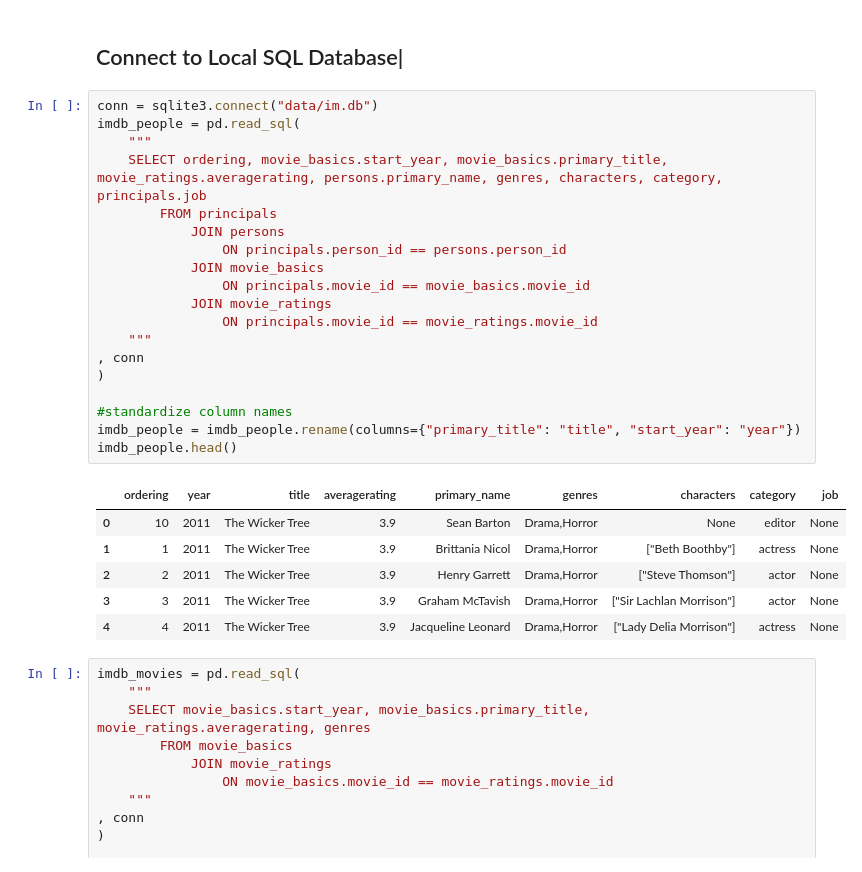
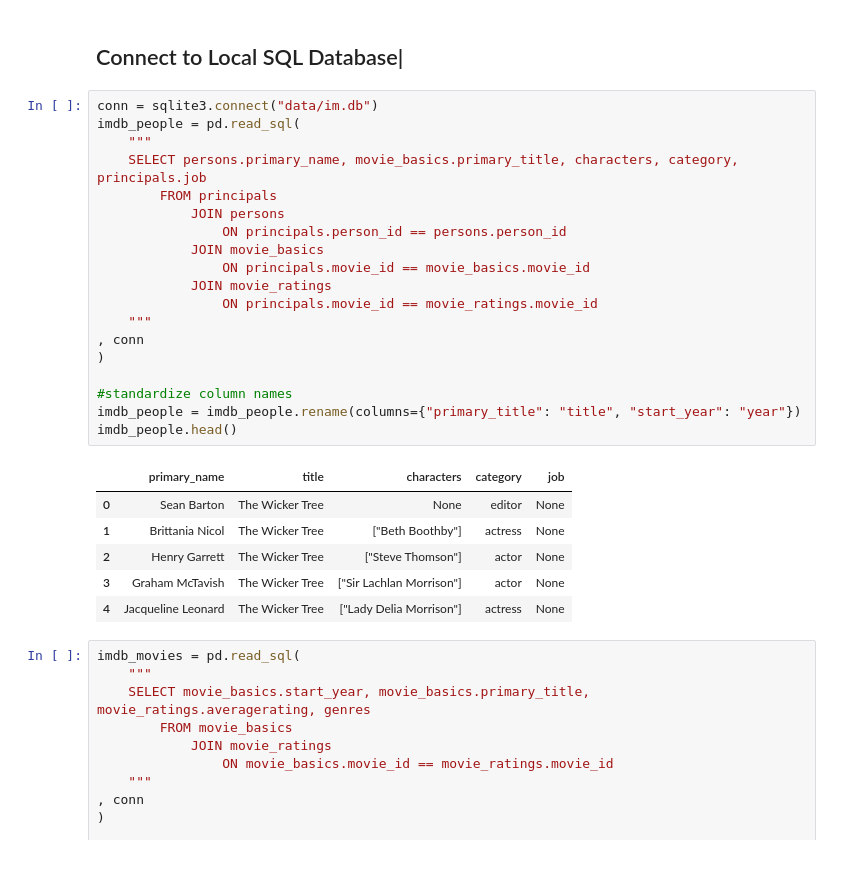
Before and after one commit to gjimmyq/C-H-Film-Productions, a Jupyter notebook: oscars.ipynb, the cells around one changed output. Saved outputs shown, nothing was run; the diff lists cells and outputs as text.

```diff
--- a/oscars.ipynb
+++ b/oscars.ipynb
@@ -14,29 +14,29 @@ warnings.filterwarnings('ignore')
 # %%
 conn = sqlite3.connect("data/im.db")
 imdb_people = pd.read_sql(
     """
-    SELECT ordering, movie_basics.start_year, movie_basics.primary_title, movie_ratings.averagerating, persons.primary_name, genres, characters, category, principals.job
+    SELECT persons.primary_name, movie_basics.primary_title, characters, category, principals.job
         FROM principals
             JOIN persons
                 ON principals.person_id == persons.person_id
             JOIN movie_basics
                 ON principals.movie_id == movie_basics.movie_id
             JOIN movie_ratings
                 ON principals.movie_id == movie_ratings.movie_id
     """
 , conn
 )
 
 #standardize column names
 imdb_people = imdb_people.rename(columns={"primary_title": "title", "start_year": "year"})
 imdb_people.head()
 # %% [output]
-|  | ordering | year | title | averagerating | primary_name | genres | characters | category | job |
-| 0 | 10 | 2011 | The Wicker Tree | 3.9 | Sean Barton | Drama,Horror | None | editor | None |
-| 1 | 1 | 2011 | The Wicker Tree | 3.9 | Brittania Nicol | Drama,Horror | ["Beth Boothby"] | actress | None |
-| 2 | 2 | 2011 | The Wicker Tree | 3.9 | Henry Garrett | Drama,Horror | ["Steve Thomson"] | actor | None |
-| 3 | 3 | 2011 | The Wicker Tree | 3.9 | Graham McTavish | Drama,Horror | ["Sir Lachlan Morrison"] | actor | None |
-| 4 | 4 | 2011 | The Wicker Tree | 3.9 | Jacqueline Leonard | Drama,Horror | ["Lady Delia Morrison"] | actress | None |
+|  | primary_name | title | characters | category | job |
+| 0 | Sean Barton | The Wicker Tree | None | editor | None |
+| 1 | Brittania Nicol | The Wicker Tree | ["Beth Boothby"] | actress | None |
+| 2 | Henry Garrett | The Wicker Tree | ["Steve Thomson"] | actor | None |
+| 3 | Graham McTavish | The Wicker Tree | ["Sir Lachlan Morrison"] | actor | None |
+| 4 | Jacqueline Leonard | The Wicker Tree | ["Lady Delia Morrison"] | actress | None |
 # %%
 imdb_movies = pd.read_sql(
     """
```
Also changed, not shown: parts of 45 cells of this notebook.
